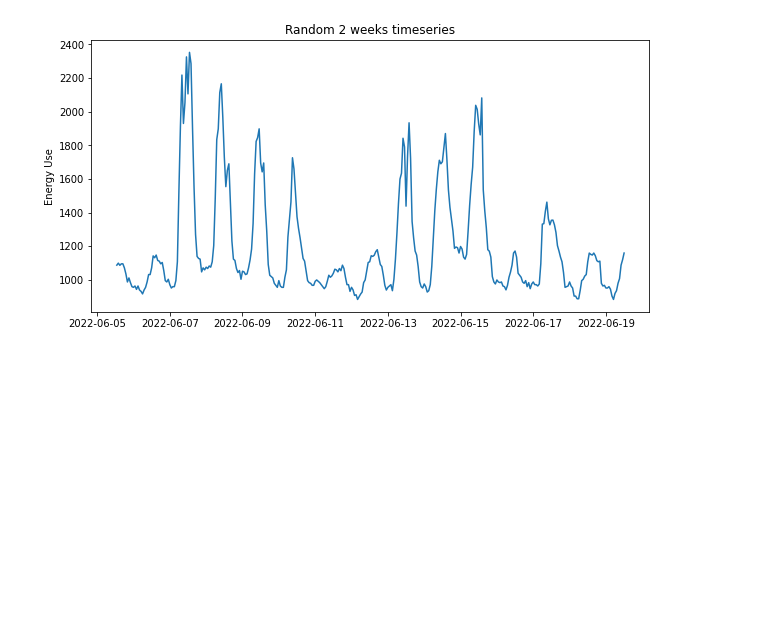
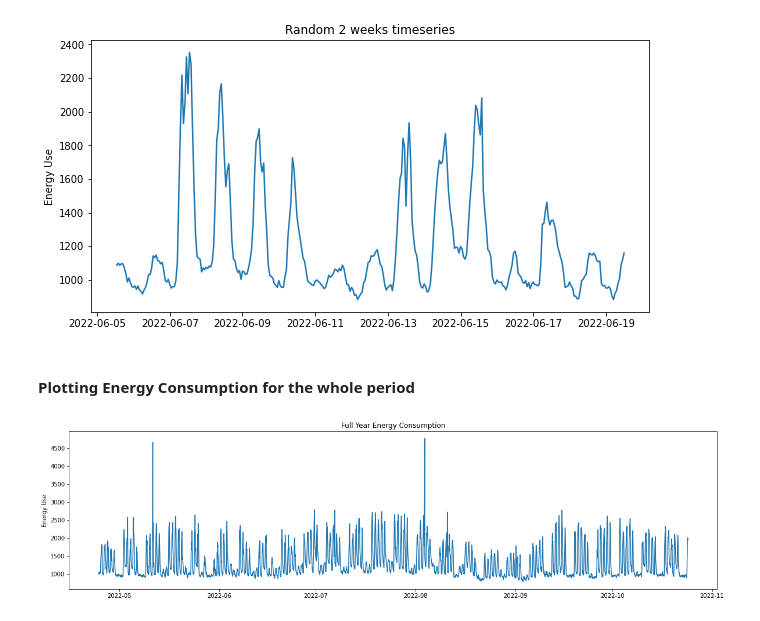
Before and after one commit to tug-cps/InffeldEnergy, a Jupyter notebook: notebooks/analysis.ipynb, the cells around one changed output. Saved outputs shown, nothing was run; the diff lists cells and outputs as text; code cells hidden in the pictures; blank space fills up the shorter version.

Commit message:
added full year plot

```diff
--- a/notebooks/analysis.ipynb
+++ b/notebooks/analysis.ipynb
@@ -42,3 +42,13 @@ plt.ylabel("Energy Use")
 plt.savefig('../plots/random_2_weeks_energy.png')
 # %% [output]
 [figure]
+# %% [markdown]
+#### Plotting Energy Consumption for the whole period
+# %%
+plt.rcParams["figure.figsize"] = (20,5)
+fig = plt.plot(data.time,data.energy)
+plt.title("Full Year Energy Consumption")
+plt.ylabel("Energy Use")
+plt.savefig('../plots/full_year_energy.png')
+# %% [output]
+[figure, added]
```
Also changed, not shown: parts of 1 cell of this notebook, 1 other file.
